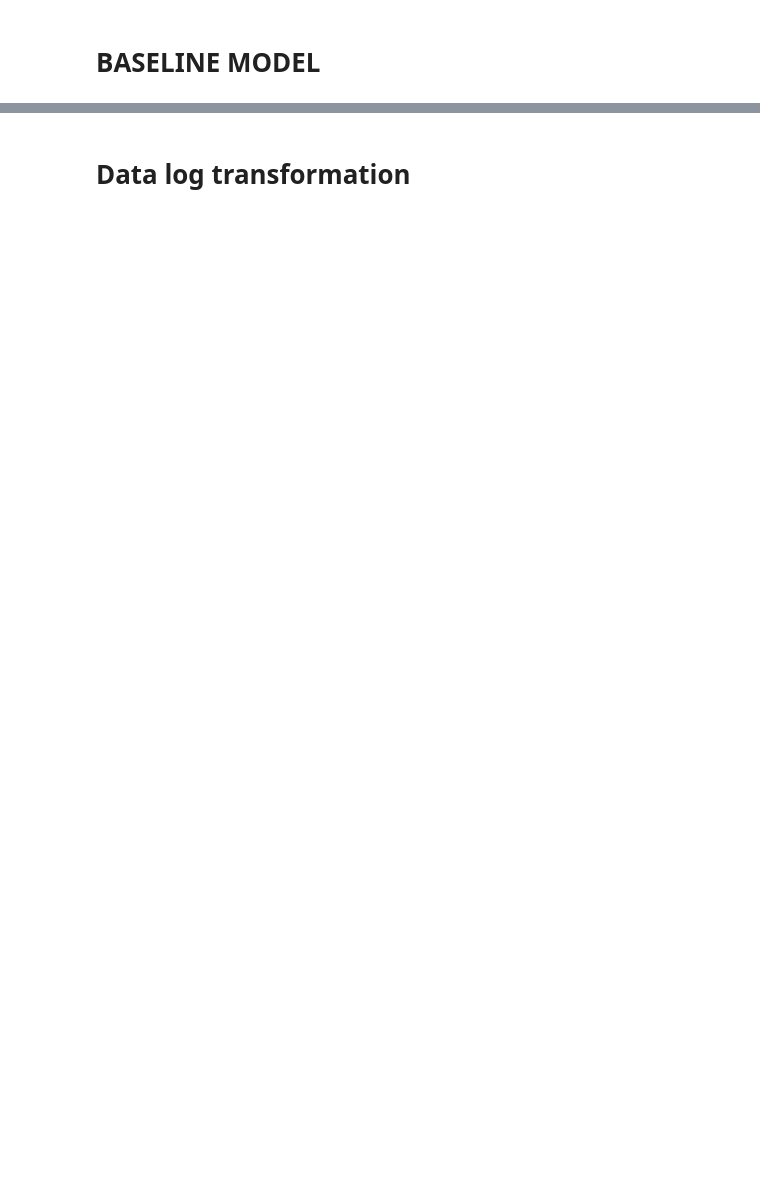
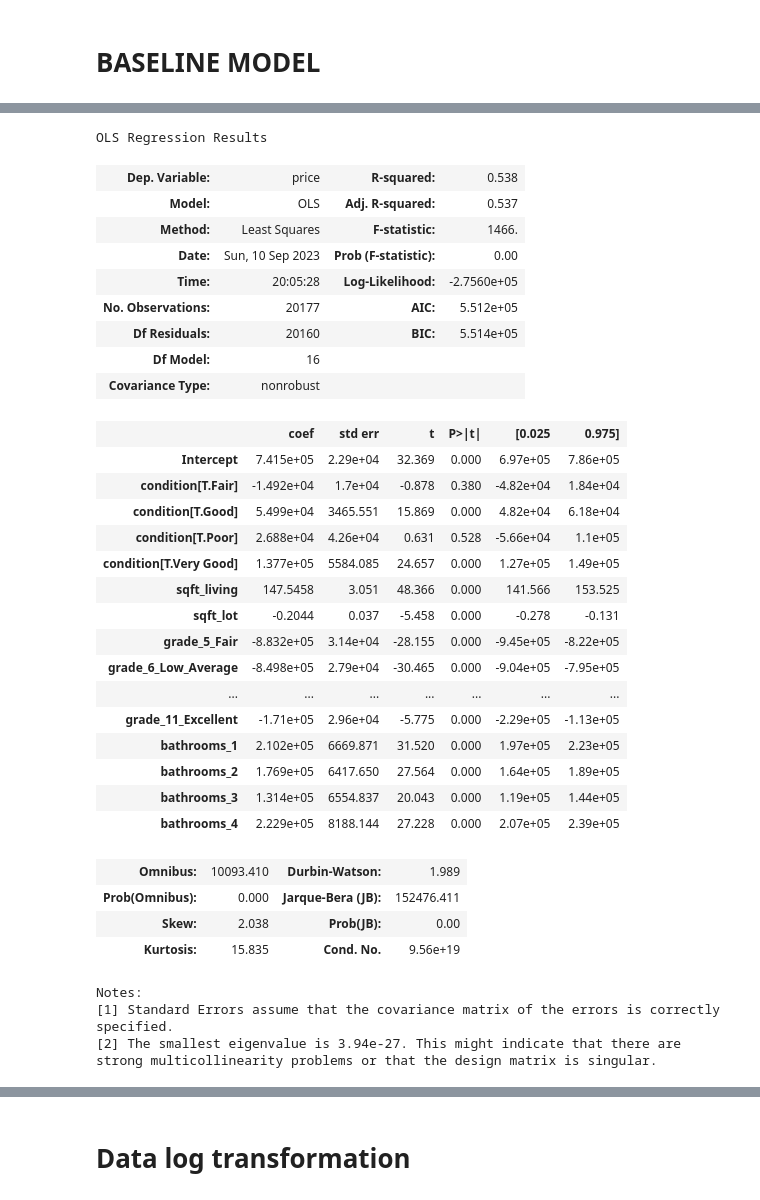
Before and after one commit to Bernadette2023/Modelling, a Jupyter notebook: project projecting-Copy1.ipynb, the cells around one changed output, grey strips where cells are left out. Saved outputs shown, nothing was run; the diff lists cells and outputs as text; code cells hidden in the pictures; blank space fills up the shorter version.

```diff
--- a/project projecting-Copy1.ipynb
+++ b/project projecting-Copy1.ipynb
@@ -554,7 +582,6 @@ df['bathrooms'] = df['bathrooms'].astype('Int64')
 # %%
-# ADDING DUMMIES FOR "GRADE", "BEDROOMS" AND "BATHROOMS"
-
-df_dummies = pd.get_dummies(df, columns=['grade', 'bedrooms', 'bathrooms'])
+#Adding dummies for Grade and Bathrooms
+df_dummies = pd.get_dummies(df, columns=['grade', 'bathrooms'])
 # %%
 #df.columns
 df_dummies
@@ -564,15 +617,50 @@ df_dummies.columns
 df_dummies.columns = df_dummies.columns.str.replace('[^a-zA-Z0-9]', '_', regex=True)
 # %%
+#Let's display the summary for model2
 outcome = 'price'
 x_cols = ['sqft_living', 'sqft_lot', 'condition',
        'grade_5_Fair', 'grade_6_Low_Average', 'grade_7_Average',
        'grade_8_Good', 'grade_9_Better', 'grade_10_Very_Good',
-       'grade_11_Excellent','bedrooms_2', 'bedrooms_3',
-       'bedrooms_4', 'bedrooms_5',
-       'bathrooms_1', 'bathrooms_2', 'bathrooms_3', 'bathrooms_4', 'bathrooms_5']
+       'grade_11_Excellent',
+       'bathrooms_1', 'bathrooms_2', 'bathrooms_3', 'bathrooms_4']
 predictors = '+'.join(x_cols)
 formula = outcome + '~' + predictors
 model_2 = ols(formula=formula, data=df_dummies).fit()
 
 model_2.summary()
+# %% [output]
+OLS Regression Results
+| Dep. Variable: | price | R-squared: | 0.538 |
+| Model: | OLS | Adj. R-squared: | 0.537 |
+| Method: | Least Squares | F-statistic: | 1466. |
+| Date: | Sun, 10 Sep 2023 | Prob (F-statistic): | 0.00 |
+| Time: | 20:05:28 | Log-Likelihood: | -2.7560e+05 |
+| No. Observations: | 20177 | AIC: | 5.512e+05 |
+| Df Residuals: | 20160 | BIC: | 5.514e+05 |
+| Df Model: | 16 |  |  |
+| Covariance Type: | nonrobust |  |  |
+|  | coef | std err | t | P>|t| | [0.025 | 0.975] |
+| Intercept | 7.415e+05 | 2.29e+04 | 32.369 | 0.000 | 6.97e+05 | 7.86e+05 |
+| condition[T.Fair] | -1.492e+04 | 1.7e+04 | -0.878 | 0.380 | -4.82e+04 | 1.84e+04 |
+| condition[T.Good] | 5.499e+04 | 3465.551 | 15.869 | 0.000 | 4.82e+04 | 6.18e+04 |
+| condition[T.Poor] | 2.688e+04 | 4.26e+04 | 0.631 | 0.528 | -5.66e+04 | 1.1e+05 |
+| condition[T.Very Good] | 1.377e+05 | 5584.085 | 24.657 | 0.000 | 1.27e+05 | 1.49e+05 |
+| sqft_living | 147.5458 | 3.051 | 48.366 | 0.000 | 141.566 | 153.525 |
+| sqft_lot | -0.2044 | 0.037 | -5.458 | 0.000 | -0.278 | -0.131 |
+| grade_5_Fair | -8.832e+05 | 3.14e+04 | -28.155 | 0.000 | -9.45e+05 | -8.22e+05 |
+| grade_6_Low_Average | -8.498e+05 | 2.79e+04 | -30.465 | 0.000 | -9.04e+05 | -7.95e+05 |
+| ... | ... | ... | ... | ... | ... | ... |
+| grade_11_Excellent | -1.71e+05 | 2.96e+04 | -5.775 | 0.000 | -2.29e+05 | -1.13e+05 |
+| bathrooms_1 | 2.102e+05 | 6669.871 | 31.520 | 0.000 | 1.97e+05 | 2.23e+05 |
+| bathrooms_2 | 1.769e+05 | 6417.650 | 27.564 | 0.000 | 1.64e+05 | 1.89e+05 |
+| bathrooms_3 | 1.314e+05 | 6554.837 | 20.043 | 0.000 | 1.19e+05 | 1.44e+05 |
+| bathrooms_4 | 2.229e+05 | 8188.144 | 27.228 | 0.000 | 2.07e+05 | 2.39e+05 |
+| Omnibus: | 10093.410 | Durbin-Watson: | 1.989 |
+| Prob(Omnibus): | 0.000 | Jarque-Bera (JB): | 152476.411 |
+| Skew: | 2.038 | Prob(JB): | 0.00 |
+| Kurtosis: | 15.835 | Cond. No. | 9.56e+19 |
+Notes:
+[1] Standard Errors assume that the covariance matrix of the errors is correctly specified.
+[2] The smallest eigenvalue is 3.94e-27. This might indicate that there are
+strong multicollinearity problems or that the design matrix is singular.
 # %%
```
Also changed, not shown: parts of 65 cells of this notebook, 9 other files.
